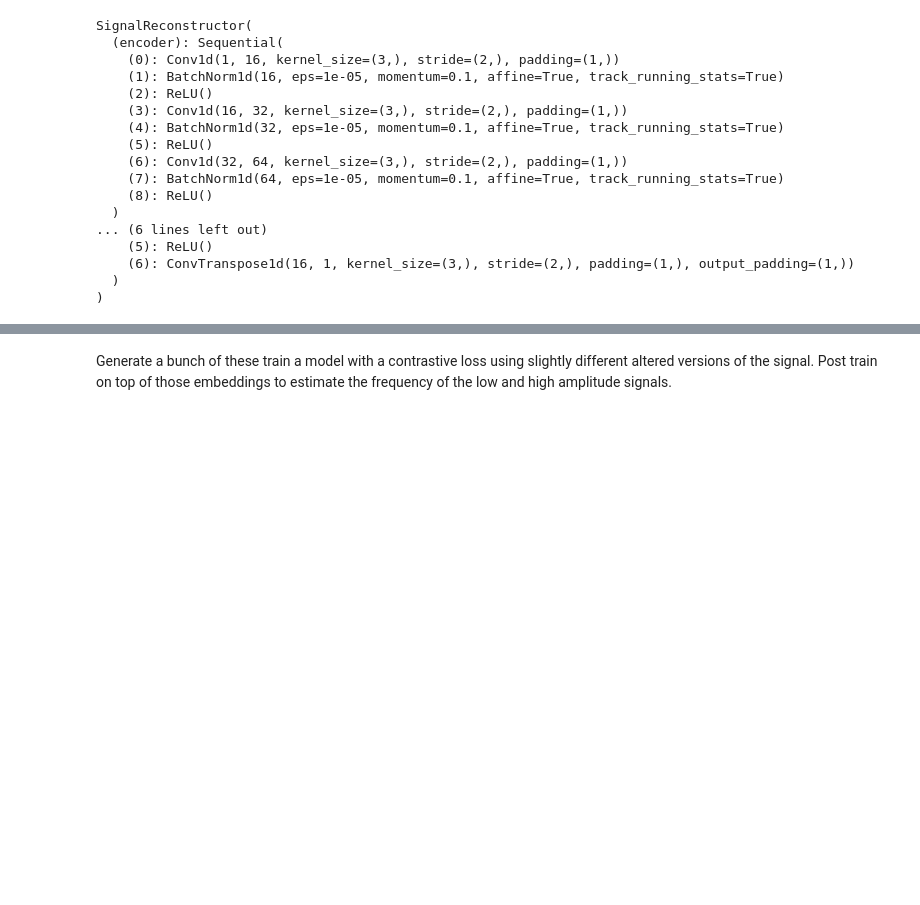
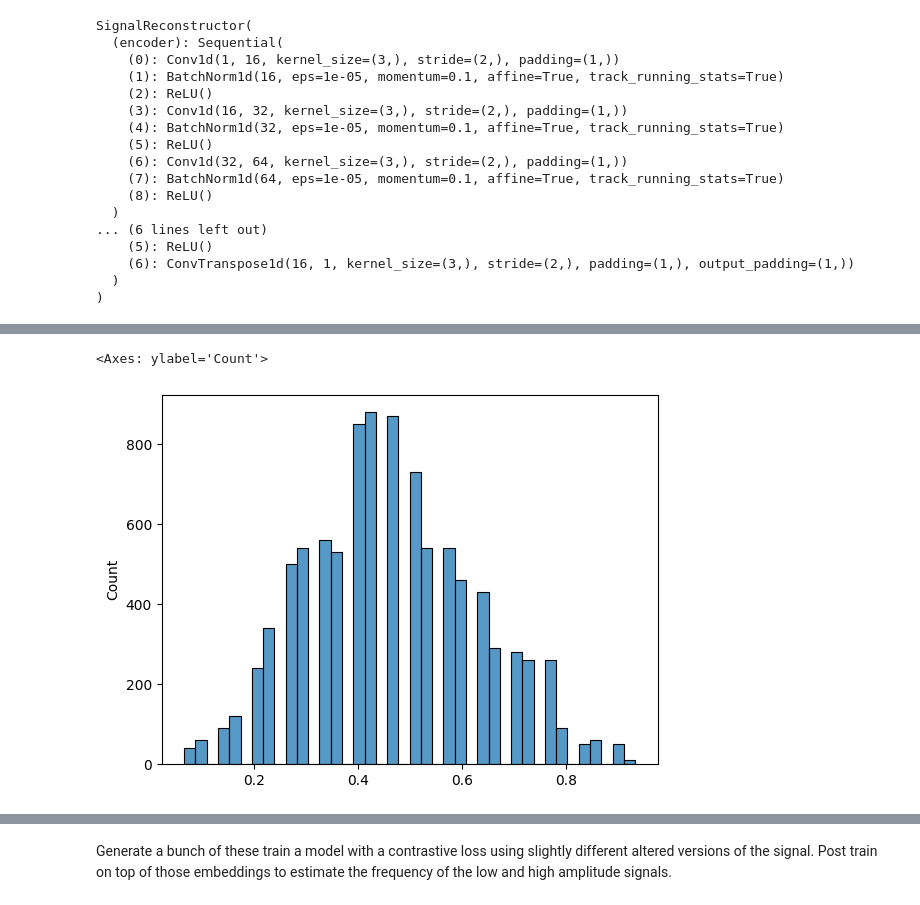
Before and after one commit to mkirby42/ml_implementations, a Jupyter notebook: generate_dataset.ipynb, the cells around one changed output, grey strips where cells are left out. Saved outputs shown, nothing was run; the diff lists cells and outputs as text; code cells hidden in the pictures; blank space fills up the shorter version.

```diff
--- a/generate_dataset.ipynb
+++ b/generate_dataset.ipynb
@@ -317,0 +345,6 @@ plt.show()
+# %%
+import seaborn as sns
+sns.histplot(post_train_y)
+# %% [output]
+<Axes: ylabel='Count'>
+[figure, added]
```
Also changed, not shown: parts of 19 cells of this notebook, 8 other files.
